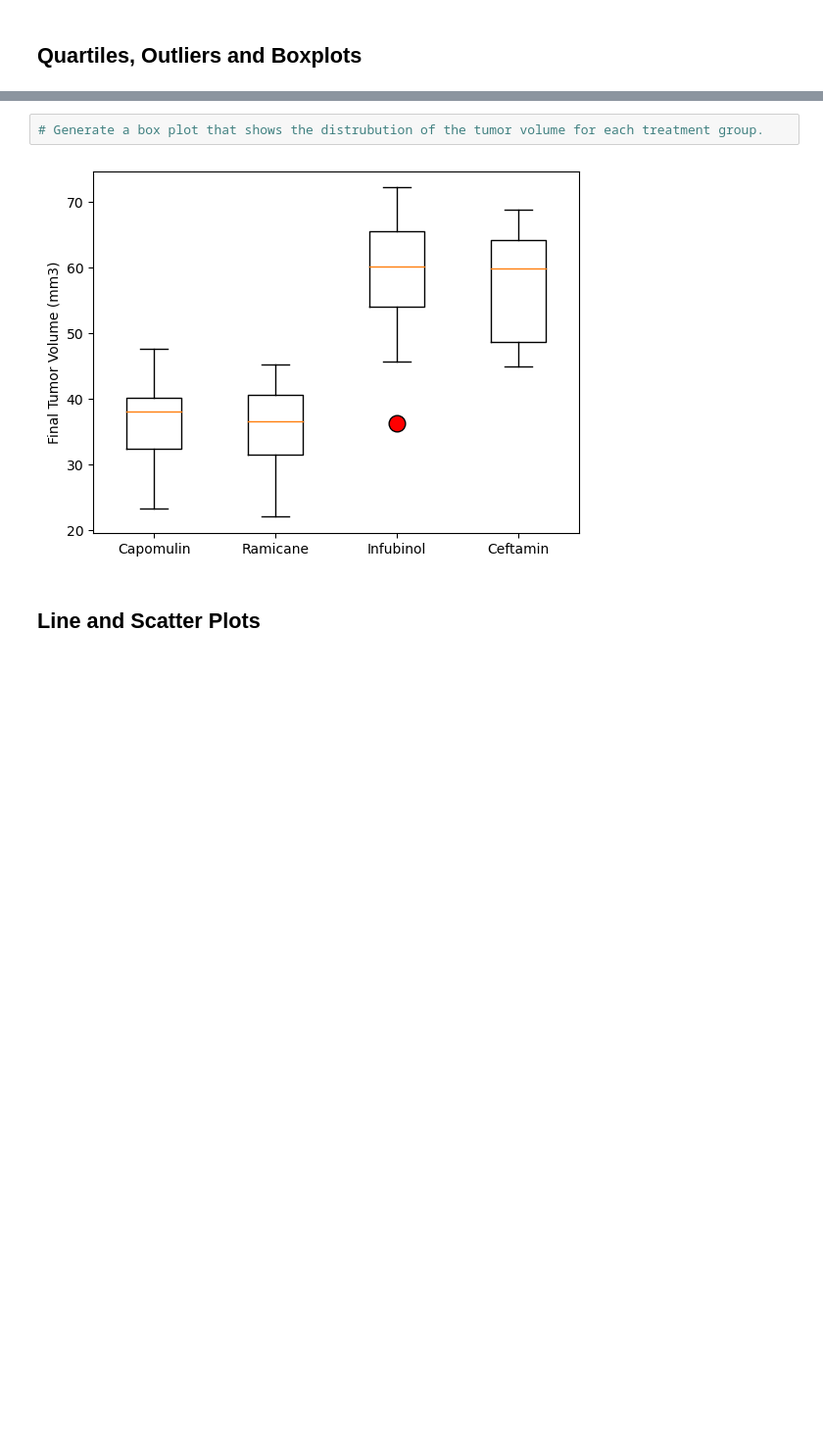
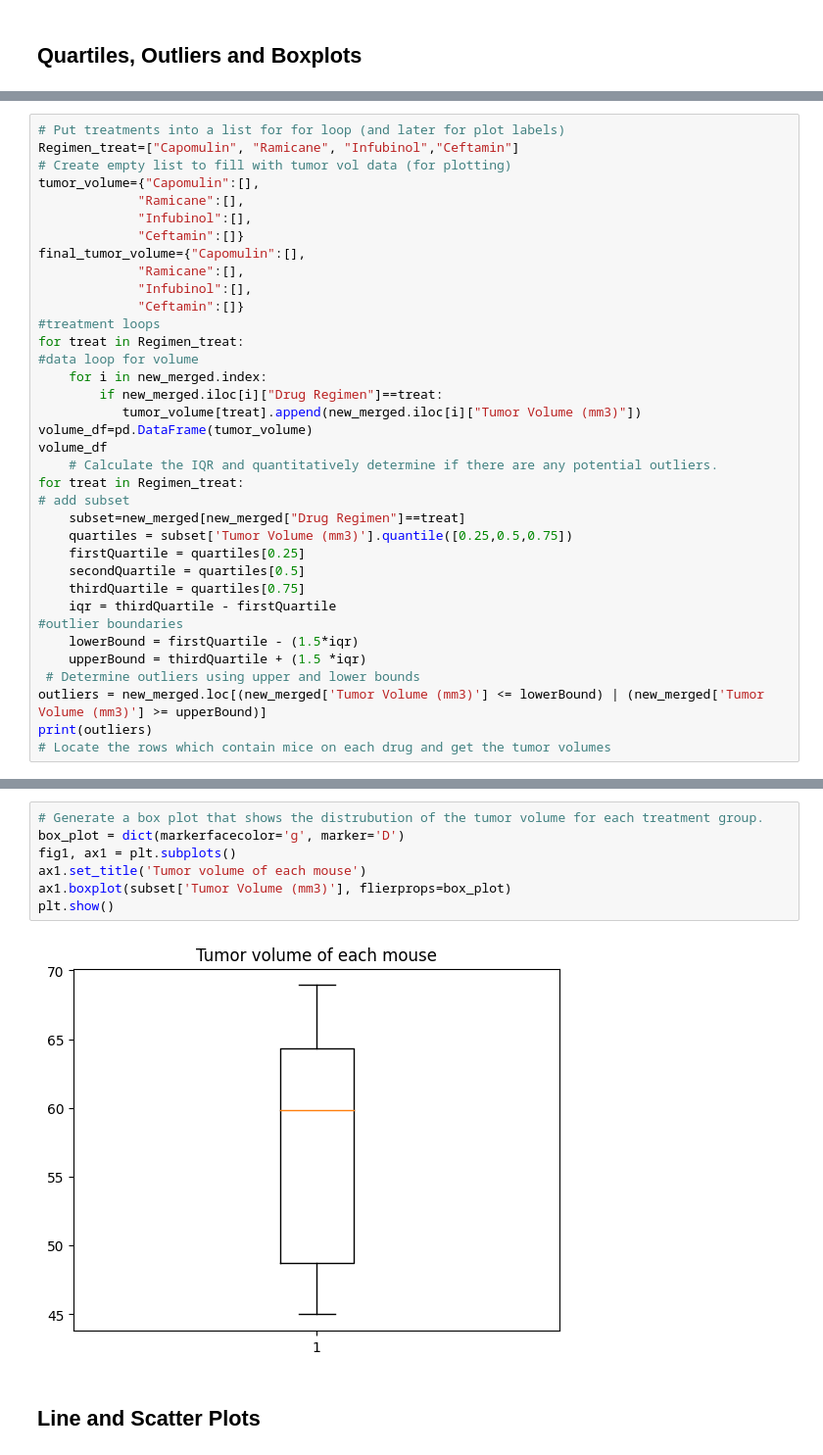
Before and after one commit to muhkashiff/matplotlib-challenge, a Jupyter notebook: pymaceuticals_starter.ipynb, the cells around one changed output, grey strips where cells are left out. Shown at 98% size. Cells and saved outputs as stored; diff of their text form; blank space fills up the shorter version.

Commit message:
almost there

```diff
--- a/pymaceuticals_starter.ipynb
+++ b/pymaceuticals_starter.ipynb
@@ -242,0 +240,36 @@ Ceftamin's potential outliers: Series([], Name: Tumor Volume (mm3), dtype: float
+# %%
+# Put treatments into a list for for loop (and later for plot labels)
+Regimen_treat=["Capomulin", "Ramicane", "Infubinol","Ceftamin"]
+# Create empty list to fill with tumor vol data (for plotting)
+tumor_volume={"Capomulin":[],
+             "Ramicane":[],
+             "Infubinol":[],
+             "Ceftamin":[]}
+final_tumor_volume={"Capomulin":[],
+             "Ramicane":[],
+             "Infubinol":[],
+             "Ceftamin":[]}
+#treatment loops
+for treat in Regimen_treat:
+#data loop for volume
+    for i in new_merged.index:
+        if new_merged.iloc[i]["Drug Regimen"]==treat:
+           tumor_volume[treat].append(new_merged.iloc[i]["Tumor Volume (mm3)"])
+volume_df=pd.DataFrame(tumor_volume)
+volume_df
+    # Calculate the IQR and quantitatively determine if there are any potential outliers.
+for treat in Regimen_treat:
+# add subset
+    subset=new_merged[new_merged["Drug Regimen"]==treat]
+    quartiles = subset['Tumor Volume (mm3)'].quantile([0.25,0.5,0.75])
+    firstQuartile = quartiles[0.25]
+    secondQuartile = quartiles[0.5]
+    thirdQuartile = quartiles[0.75]
+    iqr = thirdQuartile - firstQuartile
+#outlier boundaries
+    lowerBound = firstQuartile - (1.5*iqr)
+    upperBound = thirdQuartile + (1.5 *iqr)
+ # Determine outliers using upper and lower bounds
+outliers = new_merged.loc[(new_merged['Tumor Volume (mm3)'] <= lowerBound) | (new_merged['Tumor Volume (mm3)'] >= upperBound)]
+print(outliers)
+# Locate the rows which contain mice on each drug and get the tumor volumes
@@ -243,6 +284,11 @@ Ceftamin's potential outliers: Series([], Name: Tumor Volume (mm3), dtype: float
 # %%
 # Generate a box plot that shows the distrubution of the tumor volume for each treatment group.
+box_plot = dict(markerfacecolor='g', marker='D')
+fig1, ax1 = plt.subplots()
+ax1.set_title('Tumor volume of each mouse')
+ax1.boxplot(subset['Tumor Volume (mm3)'], flierprops=box_plot)
+plt.show()
 # %% [output]
-[figure, old version]
+[figure, new version]
 # %% [markdown]
 ## Line and Scatter Plots
```
Also changed, not shown: parts of 8 cells of this notebook.
